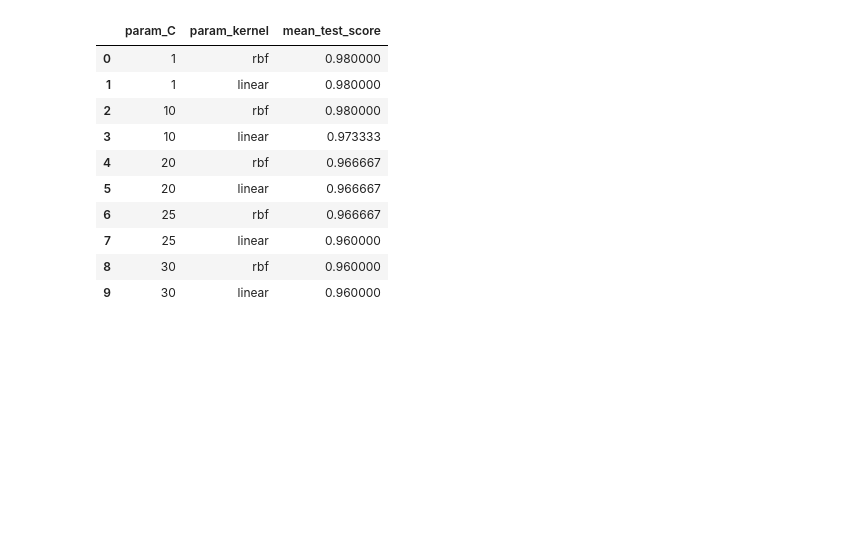
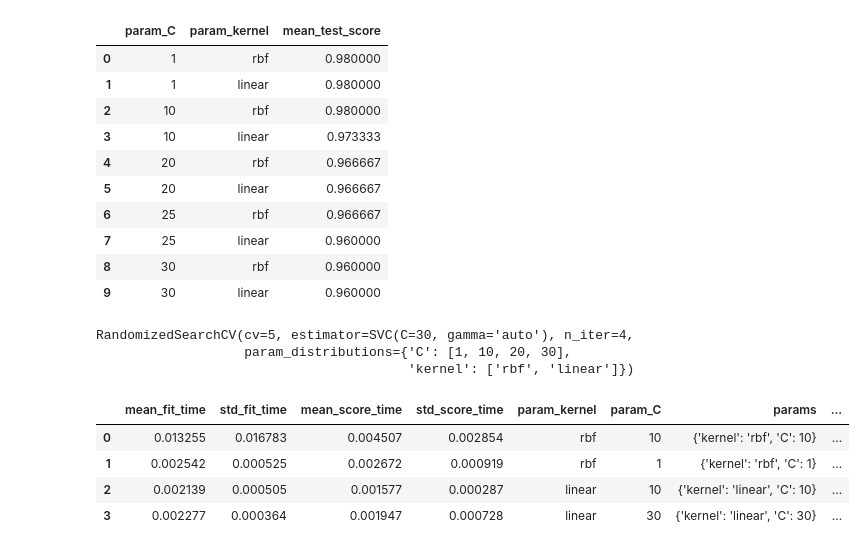
Before and after one commit to surajkr502/Machine_learning, a Jupyter notebook: ml_model06.ipynb, the cells around one changed output. Cells and saved outputs as stored; diff of their text form; code cells hidden in the pictures; blank space fills up the shorter version.

```diff
--- a/ml_model06.ipynb
+++ b/ml_model06.ipynb
@@ -147,0 +150,20 @@ classifier2=
+# %%
+classifier_r=RandomizedSearchCV((model_06_svm),{
+    'C':[1,10,20,30],
+    'kernel':['rbf','linear'],},n_iter=4,cv=5,return_train_score=False)
+# %%
+classifier_r.fit(X,y)
+# %% [output]
+RandomizedSearchCV(cv=5, estimator=SVC(C=30, gamma='auto'), n_iter=4,
+                   param_distributions={'C': [1, 10, 20, 30],
+                                        'kernel': ['rbf', 'linear']})
+# %%
+results_r=pd.DataFrame(classifier_r.cv_results_)
+# %%
+results_r
+# %% [output]
+|  | mean_fit_time | std_fit_time | mean_score_time | std_score_time | param_kernel | param_C | params | ... |
+| 0 | 0.013255 | 0.016783 | 0.004507 | 0.002854 | rbf | 10 | {'kernel': 'rbf', 'C': 10} | ... |
+| 1 | 0.002542 | 0.000525 | 0.002672 | 0.000919 | rbf | 1 | {'kernel': 'rbf', 'C': 1} | ... |
+| 2 | 0.002139 | 0.000505 | 0.001577 | 0.000287 | linear | 10 | {'kernel': 'linear', 'C': 10} | ... |
+| 3 | 0.002277 | 0.000364 | 0.001947 | 0.000728 | linear | 30 | {'kernel': 'linear', 'C': 30} | ... |
```
Also changed, not shown: parts of 22 cells of this notebook.
